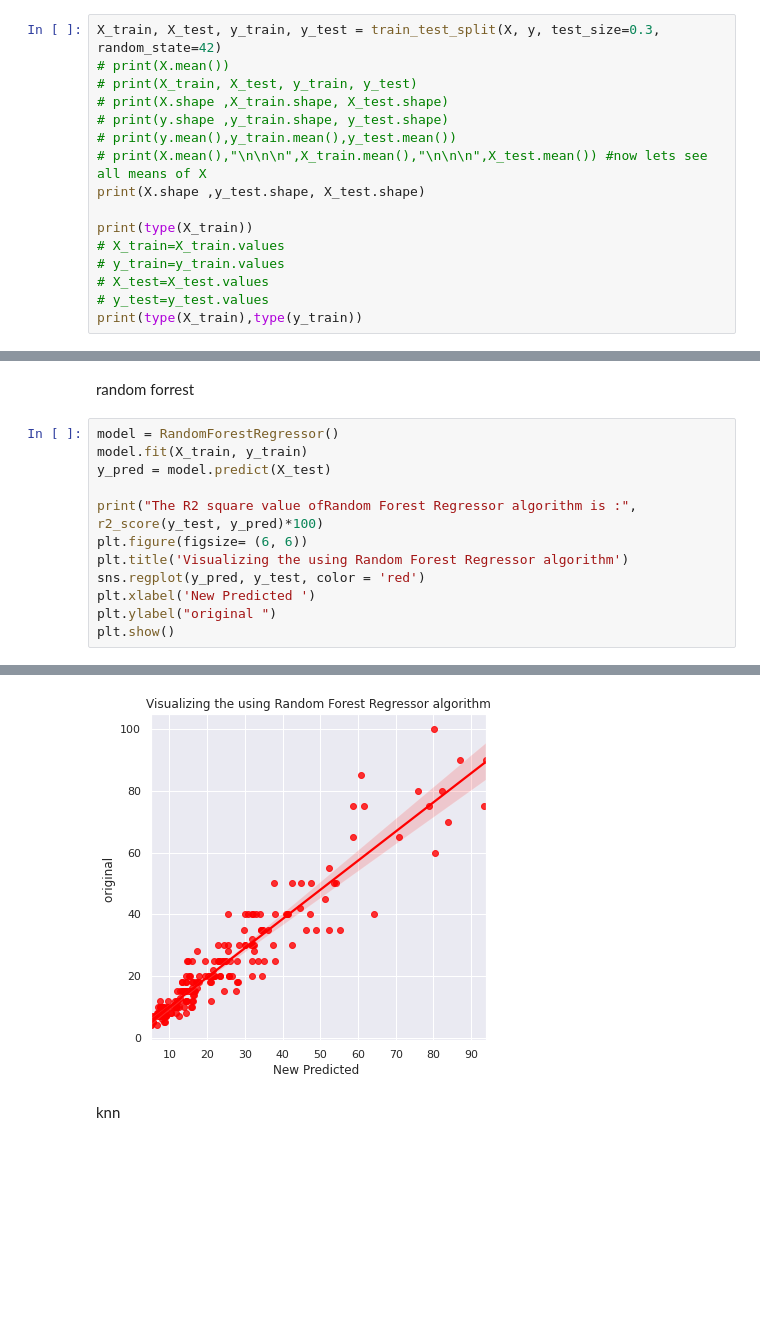
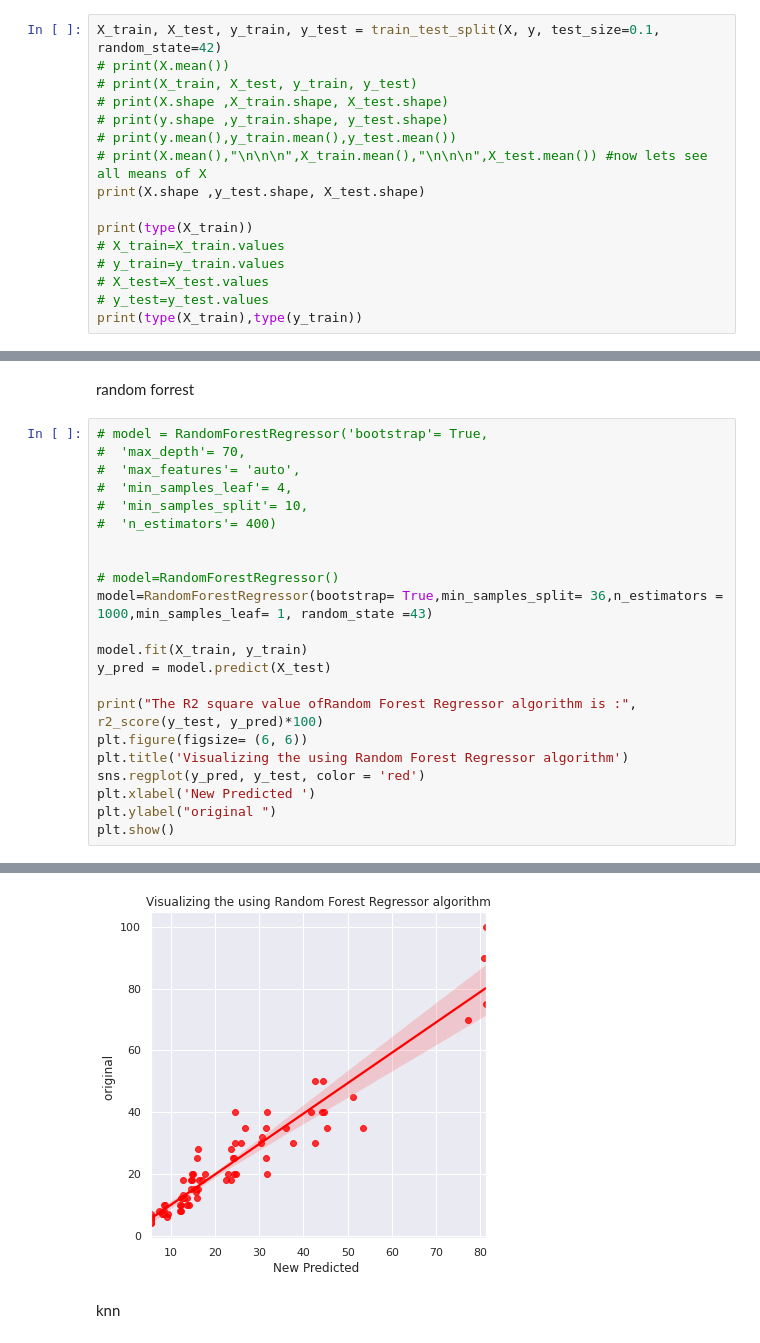
Before and after one commit to vinayak2709/machine-Learning, a Jupyter notebook: Copy_of_agri_predict.ipynb, the cells around one changed output, grey strips where cells are left out. Drawn from its saved outputs; the diff is of its cells as text; blank space fills up the shorter version.

```diff
--- a/Copy_of_agri_predict.ipynb
+++ b/Copy_of_agri_predict.ipynb
@@ -44,7 +42,7 @@ y = data['TOTAL YIELD p.a.']
 # print(X[1])
 # y.ndim
 # %%
-X_train, X_test, y_train, y_test = train_test_split(X, y, test_size=0.3, random_state=42)
+X_train, X_test, y_train, y_test = train_test_split(X, y, test_size=0.1, random_state=42)
 # print(X.mean())
 # print(X_train, X_test, y_train, y_test)
 # print(X.shape ,X_train.shape, X_test.shape)
@@ -110,7 +107,17 @@ The R2 square value ofRandom Forest Regressor algorithm is : 53.046650901441474
 # %% [markdown]
 random forrest
 # %%
-model = RandomForestRegressor()
+# model = RandomForestRegressor('bootstrap'= True,
+#  'max_depth'= 70,
+#  'max_features'= 'auto',
+#  'min_samples_leaf'= 4,
+#  'min_samples_split'= 10,
+#  'n_estimators'= 400)
+
+
+# model=RandomForestRegressor()
+model=RandomForestRegressor(bootstrap= True,min_samples_split= 36,n_estimators = 1000,min_samples_leaf= 1, random_state =43)
+
 model.fit(X_train, y_train)
 y_pred = model.predict(X_test)
 
@@ -126,4 +133,4 @@ The R2 square value ofRandom Forest Regressor algorithm is : 89.43635132582463
-[figure, old version]
+[figure, new version]
 # %% [markdown]
 knn
 # %%
```
Also changed, not shown: parts of 8 cells of this notebook.
